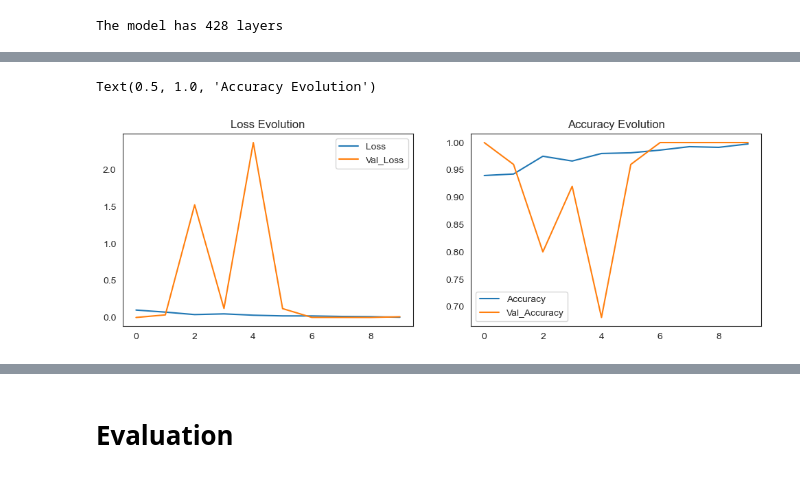
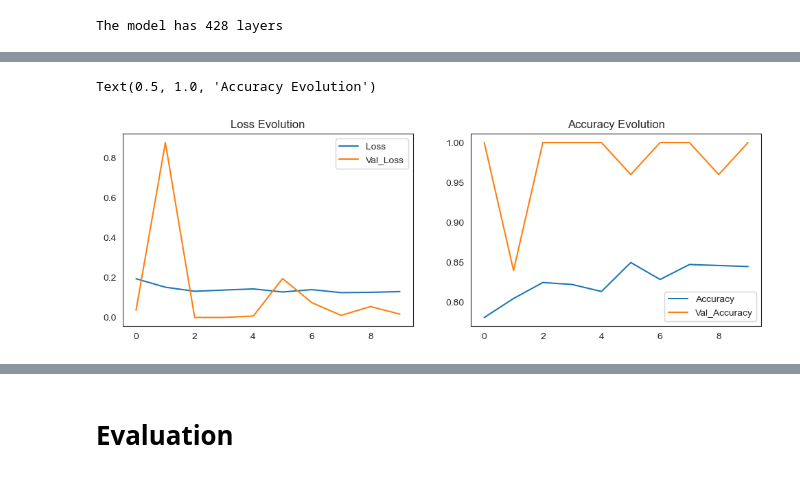
Before and after one commit to kfurtado2171/ML-Leukemia-Detection, a Jupyter notebook: leukemia-detection-model-comparison.ipynb, the cells around one changed output, grey strips where cells are left out. Cells and saved outputs as stored; diff of their text form; code cells hidden in the pictures.

Commit message:
80.10.10-v1.1-densenet

```diff
--- a/leukemia-detection-model-comparison.ipynb
+++ b/leukemia-detection-model-comparison.ipynb
@@ -71,22 +72,19 @@ train = image_generator.flow_from_directory(train_dir,
                                             batch_size=8,
                                             shuffle=True,
                                             class_mode='binary',
-                                            target_size=(144, 144),
-                                            color_mode='grayscale')
+                                            target_size=(144, 144))
 
 validation = image_generator.flow_from_directory(val_dir,
                                                 batch_size=1,
                                                 shuffle=False,
                                                 class_mode='binary',
-                                                target_size=(144, 144),
-                                                color_mode='grayscale')
+                                                target_size=(144, 144))
 
 test = image_generator.flow_from_directory(test_dir,
                                             batch_size=1,
                                             shuffle=False,
                                             class_mode='binary',
-                                            target_size=(144, 144),
-                                            color_mode='grayscale')
+                                            target_size=(144, 144))
 # %% [output]
 Found 64971 images belonging to 2 classes.
 Found 8121 images belonging to 2 classes.
@@ -430,23 +425,23 @@ The input shape KerasTensor(type_spec=TensorSpec(shape=(None, 180, 180, 3), dtyp
 The output shape KerasTensor(type_spec=TensorSpec(shape=(None, 1024), dtype=tf.float32, name=None), name='avg_pool/Mean:0', description="created by layer 'avg_pool'")
 # %%
 #model = Sequential()
-base_model = DenseNet121(include_top=False, weights='imagenet')
-x = base_model.output
+base_model_densenet = DenseNet121(include_top=False, weights='imagenet')
+x = base_model_densenet.output
 
 x = GlobalAveragePooling2D()(x)
 
-predictions = Dense(1, activation="sigmoid")(x)
+predictions_densenet = Dense(1, activation="sigmoid")(x)
 
-model = Model(inputs=base_model.input, outputs=predictions)
+model_densenet = Model(inputs=base_model_densenet.input, outputs=predictions_densenet)
 #model.add(base_model)
 #model.add(GlobalAveragePooling2D())
 #model.add(Dense(1, activation='sigmoid'))
 
-model.compile(loss='binary_crossentropy',
+model_densenet.compile(loss='binary_crossentropy',
               optimizer='adam',
               metrics=['accuracy'])
 # %%
-r = model.fit(
+r_densenet = model_densenet.fit(
     train,
     epochs=10,
     validation_data=validation,
@@ -478,18 +473,18 @@ Epoch 10/10
 # %%
 plt.figure(figsize=(12, 8))
 
 plt.subplot(2, 2, 1)
-plt.plot(r.history['loss'], label='Loss')
-plt.plot(r.history['val_loss'], label='Val_Loss')
+plt.plot(r_densenet.history['loss'], label='Loss')
+plt.plot(r_densenet.history['val_loss'], label='Val_Loss')
 plt.legend()
 plt.title('Loss Evolution')
 
 plt.subplot(2, 2, 2)
-plt.plot(r.history['accuracy'], label='Accuracy')
-plt.plot(r.history['val_accuracy'], label='Val_Accuracy')
+plt.plot(r_densenet.history['accuracy'], label='Accuracy')
+plt.plot(r_densenet.history['val_accuracy'], label='Val_Accuracy')
 plt.legend()
 plt.title('Accuracy Evolution')
 # %% [output]
 Text(0.5, 1.0, 'Accuracy Evolution')
-[figure, old version]
+[figure, new version]
 # %%
```
Also changed, not shown: parts of 46 cells of this notebook, 2 other files.
